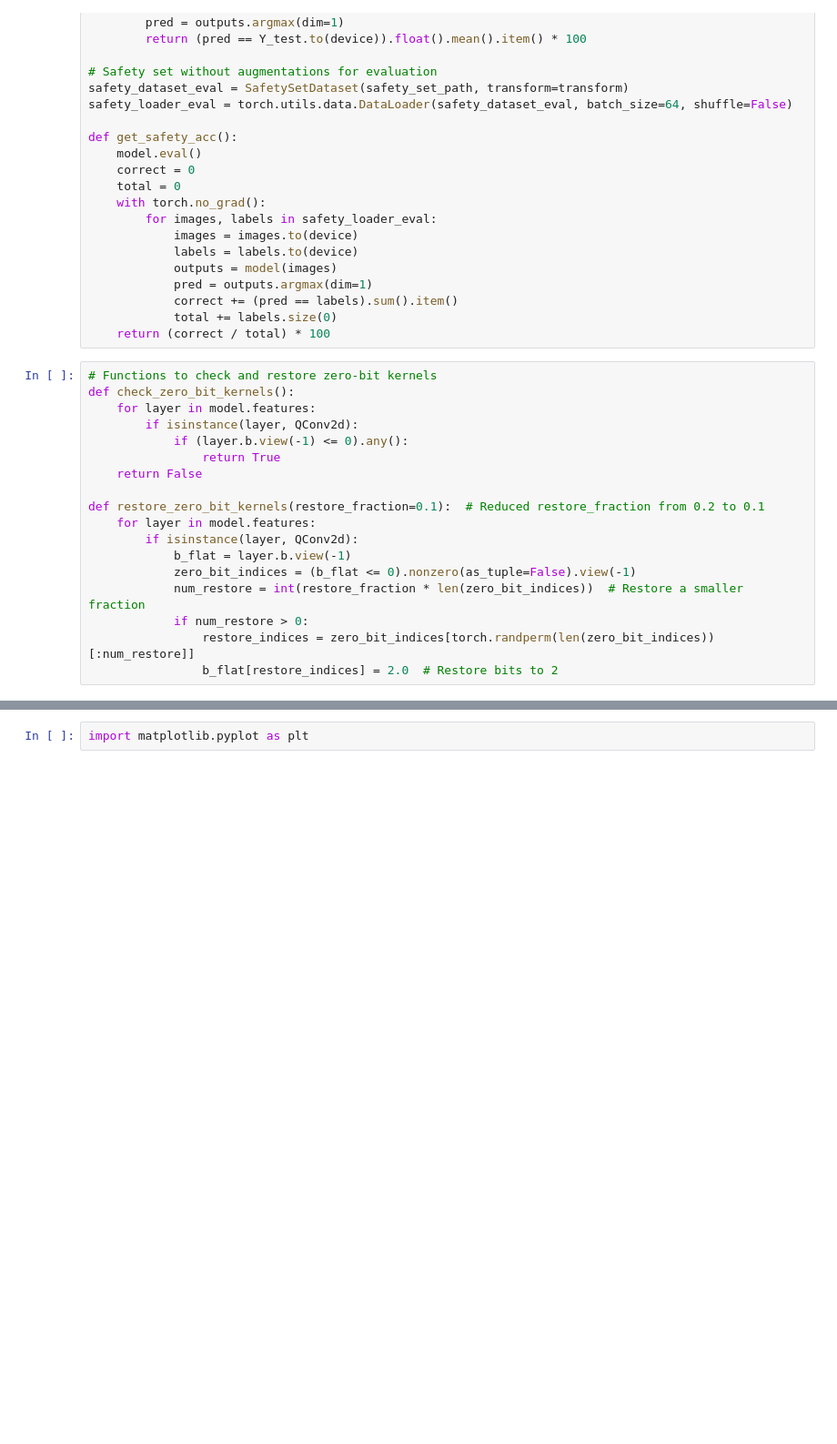
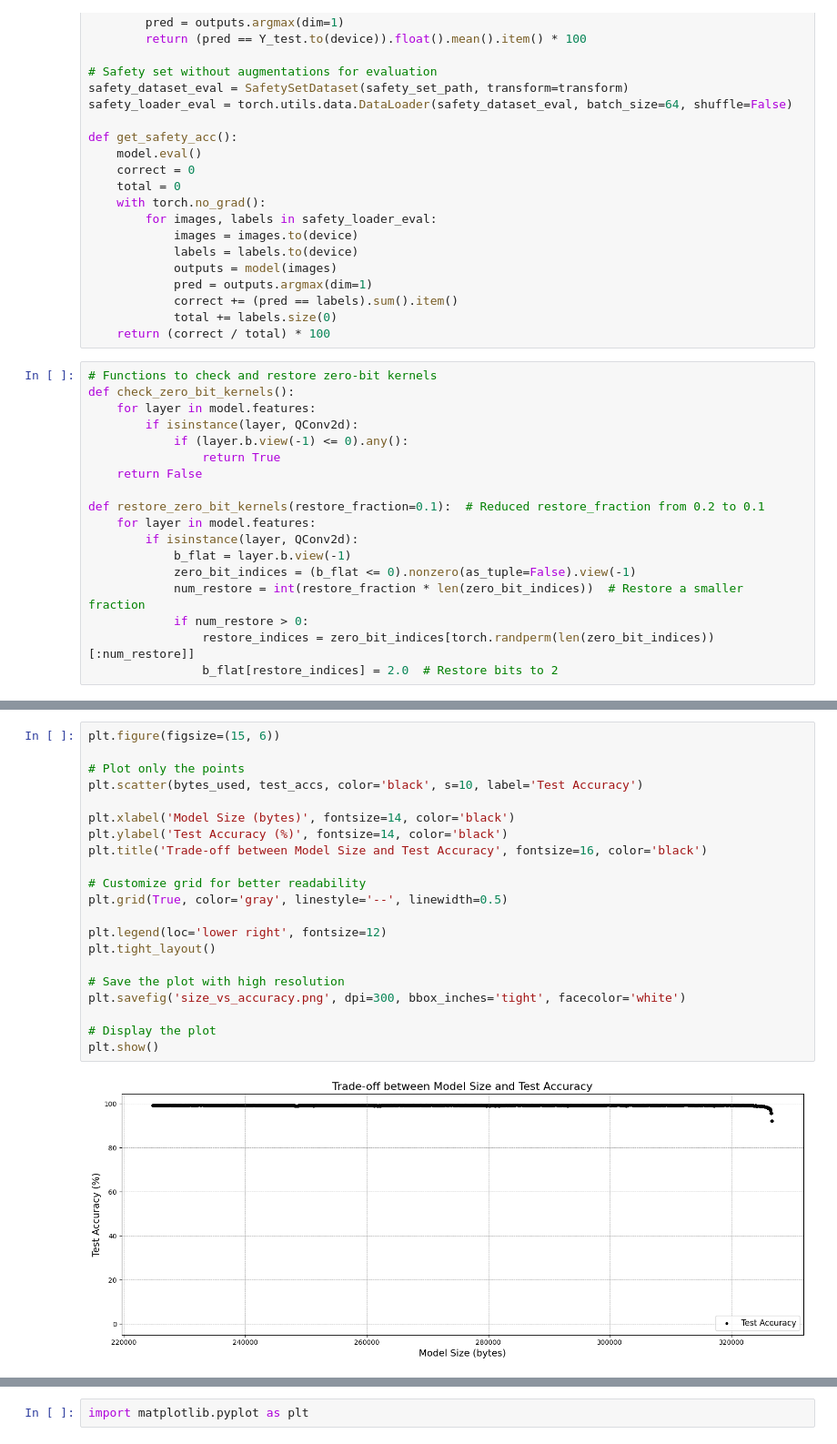
Before and after one commit to Moe-Zbeeb/Optimizing-Deep-Neural-Networks-via-Safety-Guided-Self-Compression, a Jupyter notebook: Computer Vision/selfcompressing/experimentmain.ipynb, the cells around one changed output, grey strips where cells are left out. Shown at 91% size. Cells and saved outputs as stored; diff of their text form; blank space fills up the shorter version.

Commit message:
Refactor code to improve readability and maintainability

```diff
--- a/Computer Vision/selfcompressing/experimentmain.ipynb
+++ b/Computer Vision/selfcompressing/experimentmain.ipynb
@@ -234,0 +263,23 @@ KeyboardInterrupt:
+# %%
+plt.figure(figsize=(15, 6))
+
+# Plot only the points
+plt.scatter(bytes_used, test_accs, color='black', s=10, label='Test Accuracy')
+
+plt.xlabel('Model Size (bytes)', fontsize=14, color='black')
+plt.ylabel('Test Accuracy (%)', fontsize=14, color='black')
+plt.title('Trade-off between Model Size and Test Accuracy', fontsize=16, color='black')
+
+# Customize grid for better readability
+plt.grid(True, color='gray', linestyle='--', linewidth=0.5)
+
+plt.legend(loc='lower right', fontsize=12)
+plt.tight_layout()
+
+# Save the plot with high resolution
+plt.savefig('size_vs_accuracy.png', dpi=300, bbox_inches='tight', facecolor='white')
+
+# Display the plot
+plt.show()
+# %% [output]
+[figure, added]
```
Also changed, not shown: parts of 9 cells of this notebook, 10 other files.
